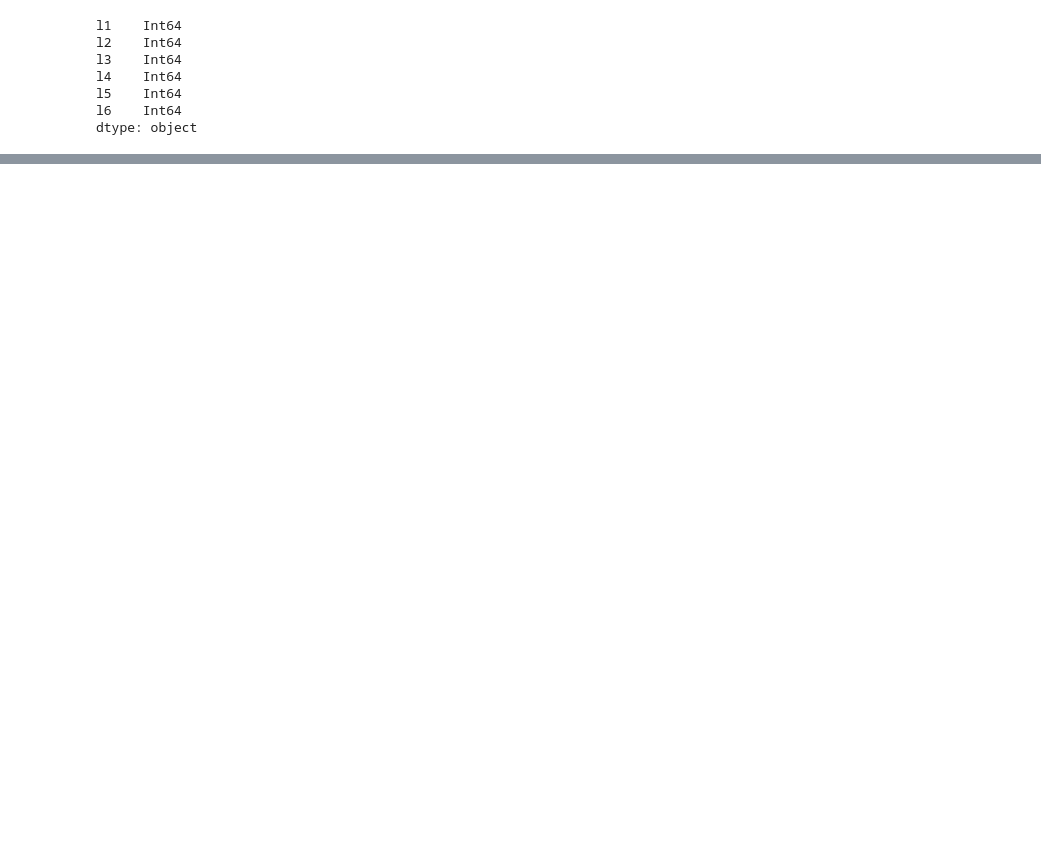
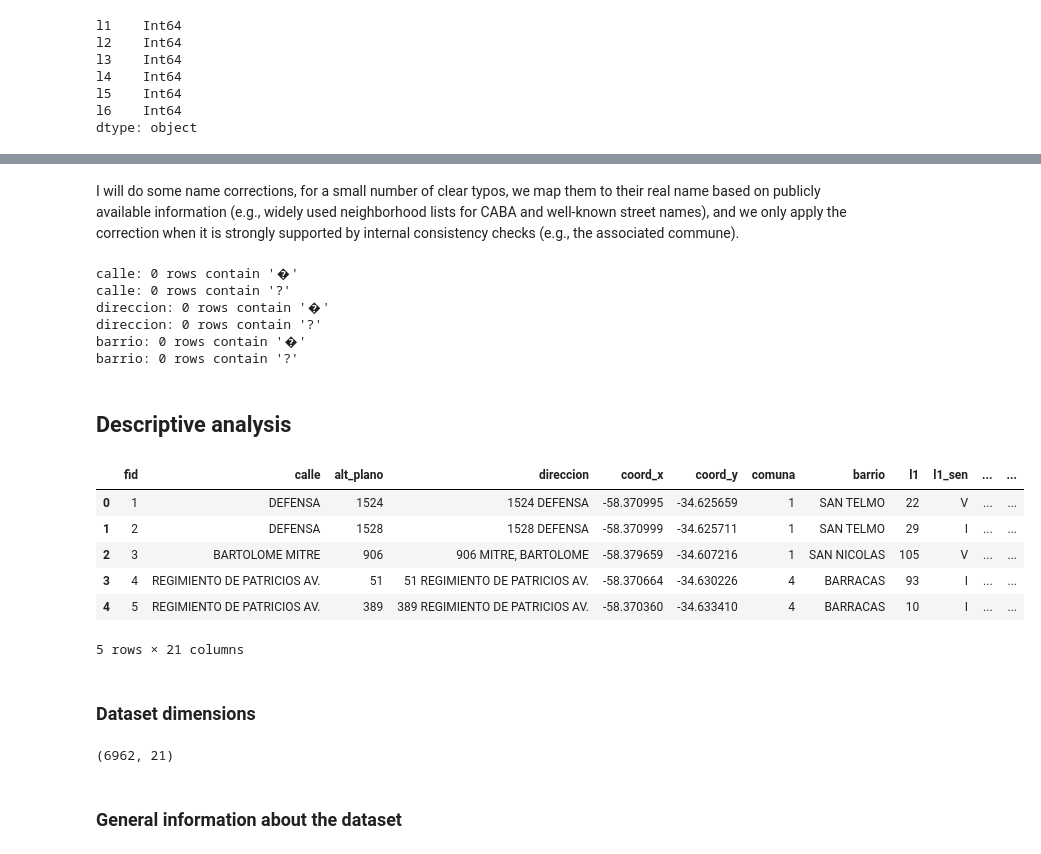
Before and after one commit to FacundoBerthet/caba-public-transport-analysis, a Jupyter notebook: notebooks/01_EDA_stops.ipynb, the cells around one changed output, grey strips where cells are left out. Saved outputs shown, nothing was run; the diff lists cells and outputs as text; code cells hidden in the pictures; blank space fills up the shorter version.

```diff
--- a/notebooks/01_EDA_stops.ipynb
+++ b/notebooks/01_EDA_stops.ipynb
@@ -161,0 +272,2 @@ dtype: object
+# %% [markdown]
+I will do some name corrections, for a small number of clear typos, we map them to their real name based on publicly available information (e.g., widely used neighborhood lists for CABA and well-known street names), and we only apply the correction when it is strongly supported by internal consistency checks (e.g., the associated commune).
@@ -161,0 +300,34 @@ dtype: object
+# %%
+# Let's check that everything it's ok:
+for col in cols_to_check:
+    n_repl_char = stops[col].str.contains(replacement_char, na=False).sum()
+    n_ques_char = stops[col].str.contains("?", na=False, regex=False).sum()
+    print(f"{col}: {n_repl_char} rows contain '{replacement_char}'")
+    print(f"{col}: {n_ques_char} rows contain '?'")
+# %% [output]
+calle: 0 rows contain '�'
+calle: 0 rows contain '?'
+direccion: 0 rows contain '�'
+direccion: 0 rows contain '?'
+barrio: 0 rows contain '�'
+barrio: 0 rows contain '?'
+# %% [markdown]
+## Descriptive analysis
+# %%
+stops.head()
+# %% [output]
+|  | fid | calle | alt_plano | direccion | coord_x | coord_y | comuna | barrio | l1 | l1_sen | ... | ... |
+| 0 | 1 | DEFENSA | 1524 | 1524 DEFENSA | -58.370995 | -34.625659 | 1 | SAN TELMO | 22 | V | ... | ... |
+| 1 | 2 | DEFENSA | 1528 | 1528 DEFENSA | -58.370999 | -34.625711 | 1 | SAN TELMO | 29 | I | ... | ... |
+| 2 | 3 | BARTOLOME MITRE | 906 | 906 MITRE, BARTOLOME | -58.379659 | -34.607216 | 1 | SAN NICOLAS | 105 | V | ... | ... |
+| 3 | 4 | REGIMIENTO DE PATRICIOS AV. | 51 | 51 REGIMIENTO DE PATRICIOS AV. | -58.370664 | -34.630226 | 4 | BARRACAS | 93 | I | ... | ... |
+| 4 | 5 | REGIMIENTO DE PATRICIOS AV. | 389 | 389 REGIMIENTO DE PATRICIOS AV. | -58.370360 | -34.633410 | 4 | BARRACAS | 10 | I | ... | ... |
+5 rows × 21 columns
+# %% [markdown]
+### Dataset dimensions
+# %%
+stops.shape
+# %% [output]
+(6962, 21)
+# %% [markdown]
+### General information about the dataset
```
Also changed, not shown: parts of 21 cells of this notebook.
